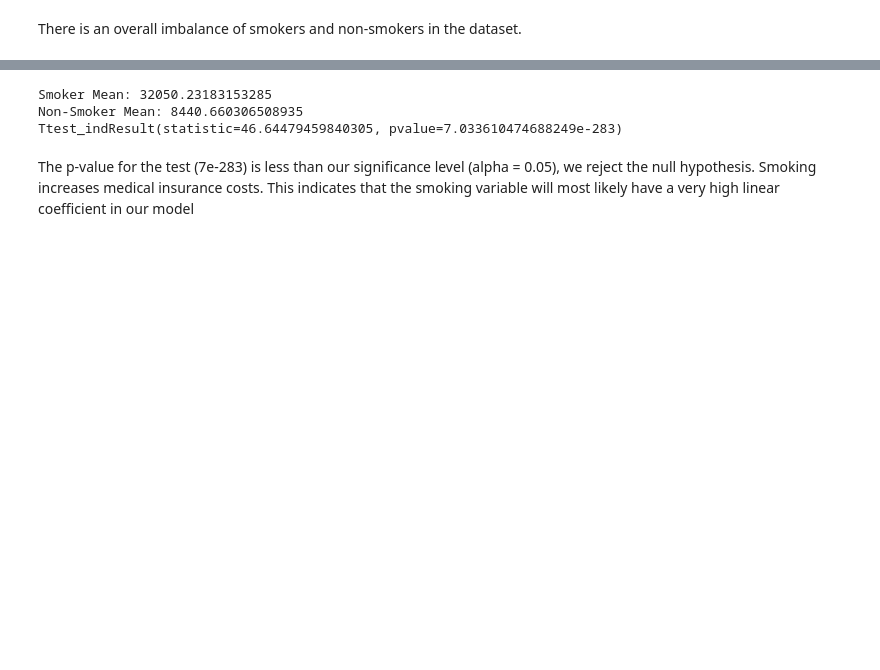
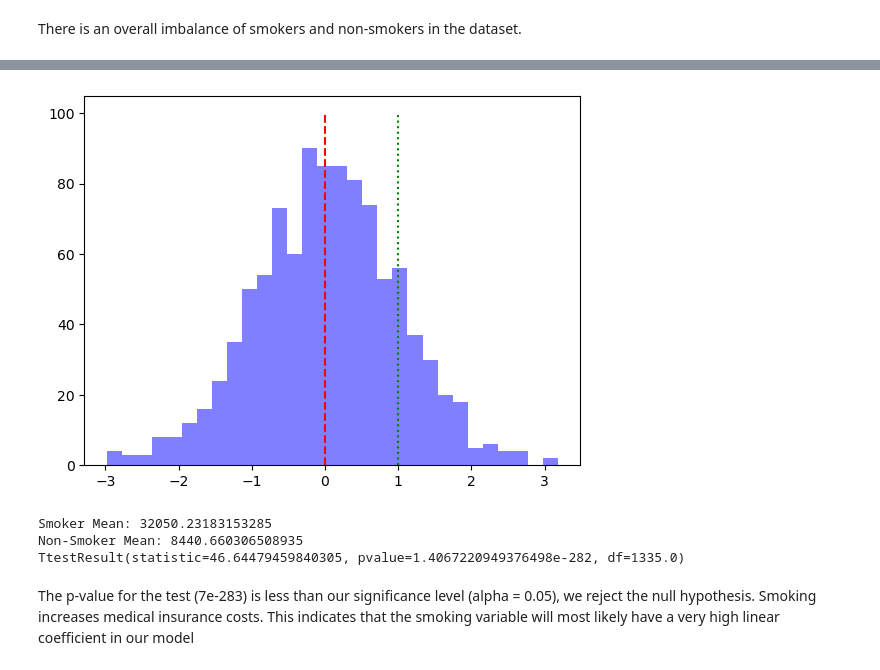
Before and after one commit to ntran119/data_projects, a Jupyter notebook: 2023_Medical_Insurance/2023_Predicting_Medical_Insurance.ipynb, the cells around one changed output, grey strips where cells are left out. Cells and saved outputs as stored; diff of their text form; code cells hidden in the pictures; blank space fills up the shorter version.

```diff
--- a/2023_Medical_Insurance/2023_Predicting_Medical_Insurance.ipynb
+++ b/2023_Medical_Insurance/2023_Predicting_Medical_Insurance.ipynb
@@ -304,6 +313,26 @@ $H_0$: Smoking does not increase medical insurance costs. $\mu_a \leq \mu_b$
 $H_1$: Smoking increases medical insurance costs. $\mu_a > \mu_b$
 
 Set alpha to 0.05
+# %%
+import matplotlib.pyplot as plt
+import numpy as np
+
+# Generate some random data for the histogram
+data = np.random.normal(loc=0, scale=1, size=1000)
+
+# Create the histogram
+plt.hist(data, bins=30, alpha=0.5, color='blue')
+
+# Add a vertical dashed line at x = 0
+plt.vlines(x=0, ymin=0, ymax=100, color='red', linestyle='--')
+
+# Add a vertical dotted line at x = 1
+plt.vlines(x=1, ymin=0, ymax=100, color='green', linestyle=':')
+
+# Show the plot
+plt.show()
+# %% [output]
+[figure, added]
 # %%
 from scipy import stats
 # hypothesis test
@@ -314,13 +343,13 @@ print(f'Smoker Mean: {smoker_mean}')
 print(f'Non-Smoker Mean: {nonsmoker_mean}')
 
 # we can use the built in function: ttest_ind
-two_sample_test = stats.ttest_ind(smoker_yes, smoker_no, alternative = 'greater')
+two_sample_test = stats.ttest_ind(smoker_yes, smoker_no, alternative = 'two-sided')
 
 print(two_sample_test)
 # %% [output]
 Smoker Mean: 32050.23183153285
 Non-Smoker Mean: 8440.660306508935
-Ttest_indResult(statistic=46.64479459840305, pvalue=7.033610474688249e-283)
+TtestResult(statistic=46.64479459840305, pvalue=1.4067220949376498e-282, df=1335.0)
 # %% [markdown]
 The p-value for the test (7e-283) is less than our significance level (alpha = 0.05), we reject the null hypothesis. Smoking increases medical insurance costs. This indicates that the smoking variable will most likely have a very high linear coefficient in our model
 # %% [markdown]
```
Also changed, not shown: parts of 5 cells of this notebook, 3 other files.
